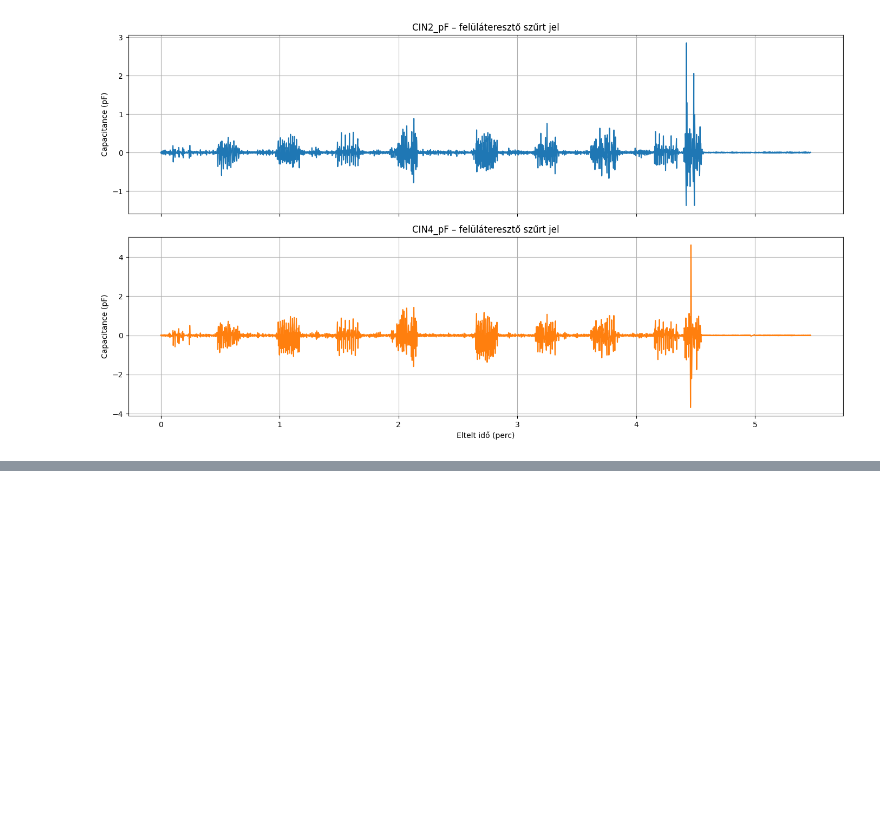
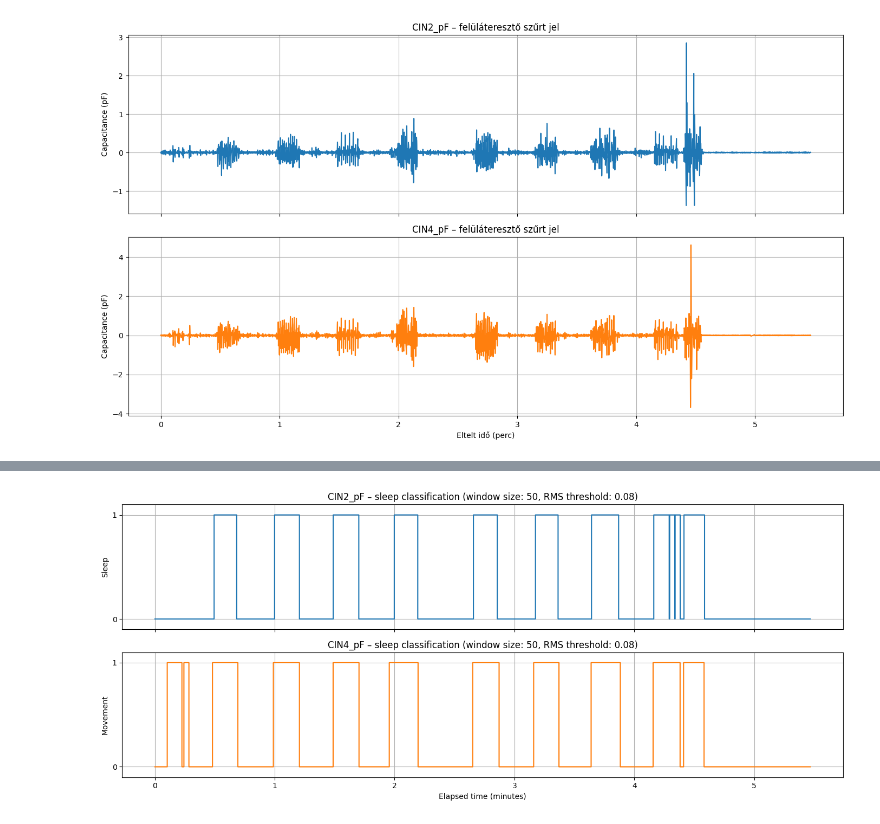
Before and after one commit to Qawes/CapMeter, a Jupyter notebook: data_analysis/algorithm_checker.ipynb, the cells around one changed output, grey strips where cells are left out. Saved outputs shown, nothing was run; the diff lists cells and outputs as text; code cells hidden in the pictures; blank space fills up the shorter version.

```diff
--- a/data_analysis/algorithm_checker.ipynb
+++ b/data_analysis/algorithm_checker.ipynb
@@ -30,0 +30,4 @@ plot_moving_rms(first_night, window_size=50)
+# %%
+plot_sleep_classification(first_night, window_size=50, rms_threshold=0.08)
+# %% [output]
+[figure, added]
```
Also changed, not shown: parts of 4 cells of this notebook.
